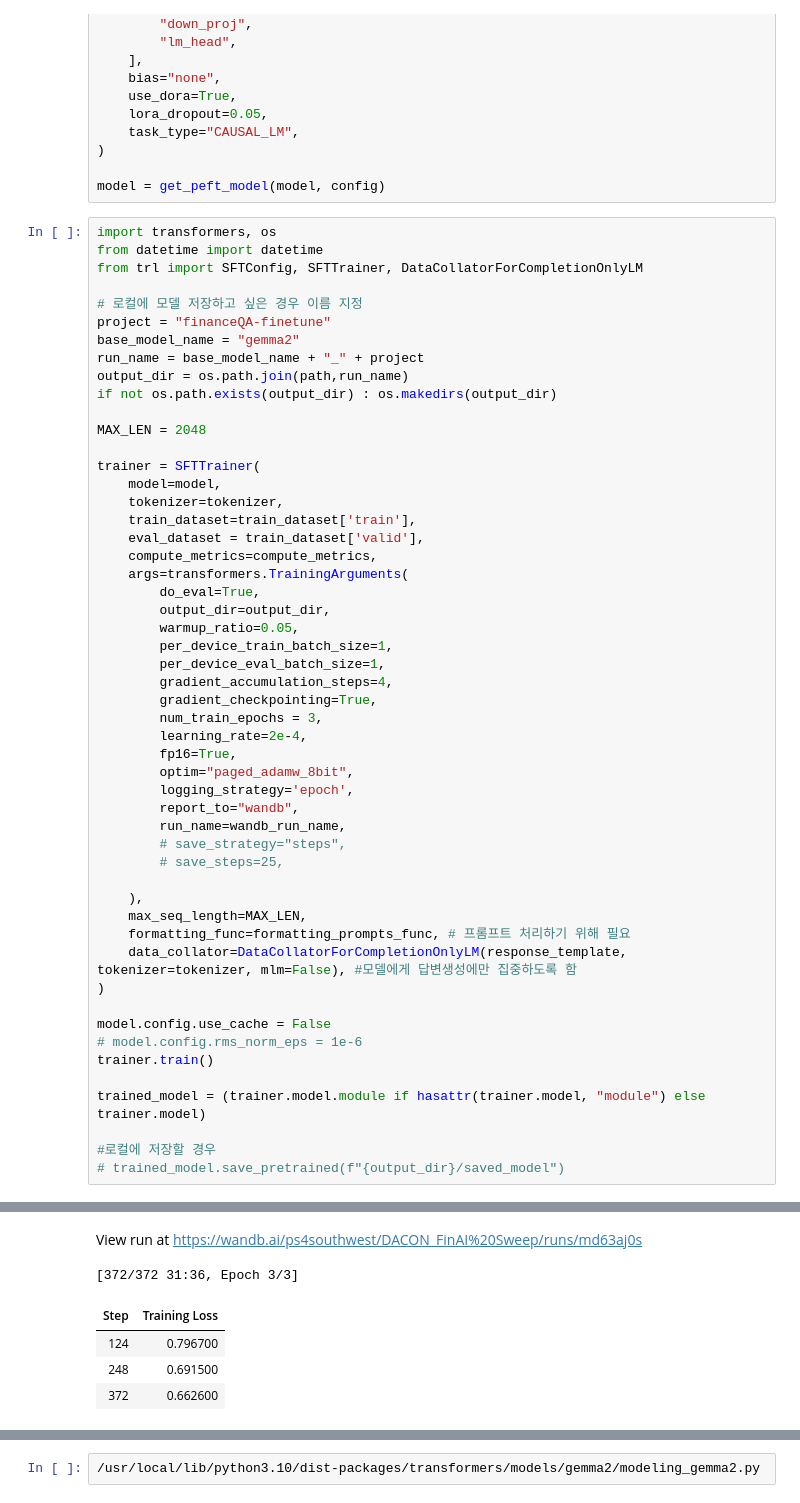
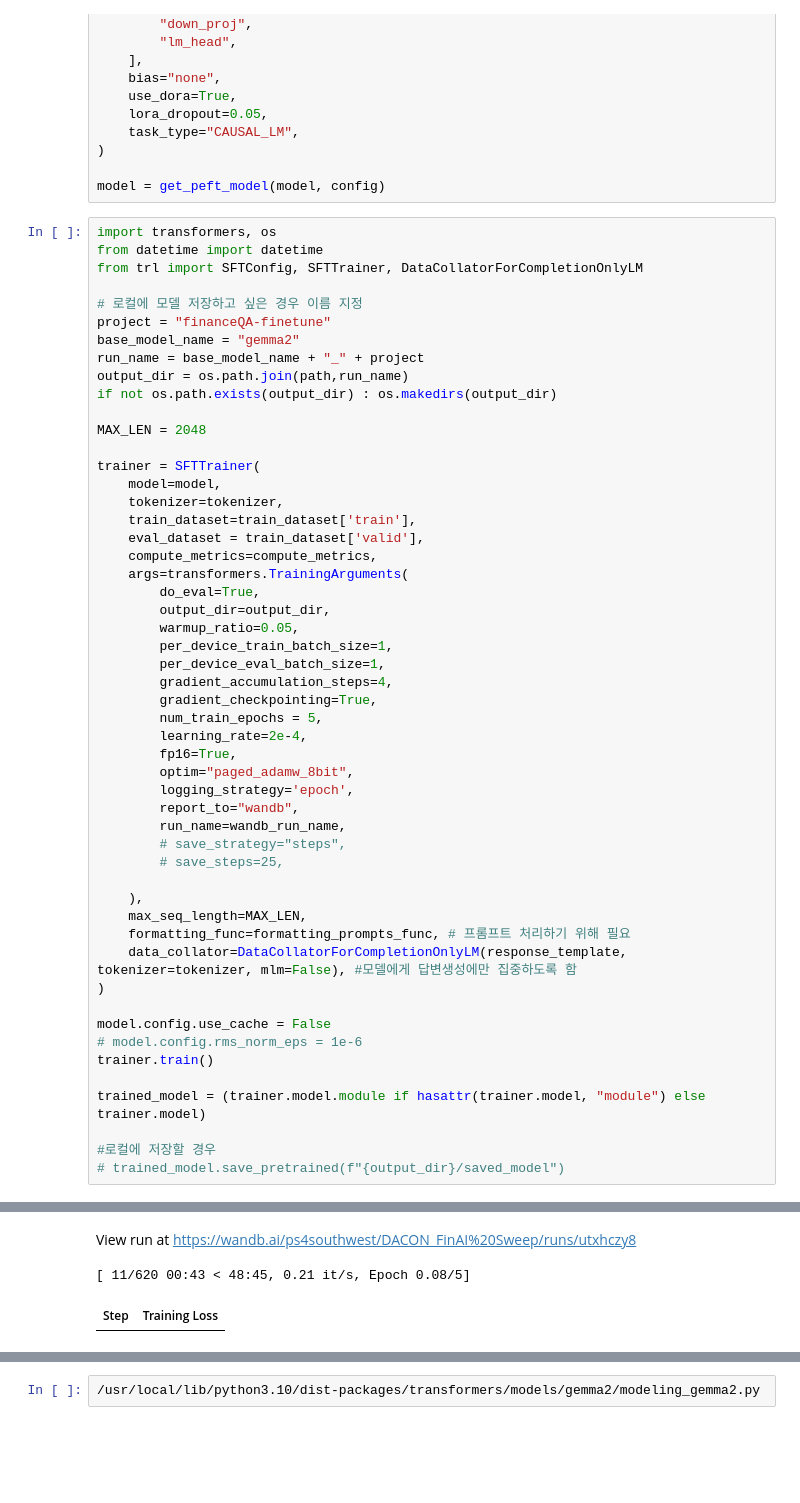
Before and after one commit to theNocturni/WASSUP-DACON-FinAI, a Jupyter notebook: code/1.train_n_inference.ipynb, the cells around one changed output, grey strips where cells are left out. Cells and saved outputs as stored; diff of their text form; blank space fills up the shorter version.

```diff
--- a/code/1.train_n_inference.ipynb
+++ b/code/1.train_n_inference.ipynb
@@ -810,7 +877,7 @@ trainer = SFTTrainer(
         per_device_eval_batch_size=1,
         gradient_accumulation_steps=4,
         gradient_checkpointing=True,
-        num_train_epochs = 3,
+        num_train_epochs = 5,
         learning_rate=2e-4,
         fp16=True,
         optim="paged_adamw_8bit",
@@ -843,11 +910,8 @@ Run data is saved locally in /content/wandb/run-20241008_063302-md63aj0s
 Syncing run noaug-Gemma2-lora-base to Weights & Biases (docs)
 View project at https://wandb.ai/ps4southwest/DACON_FinAI%20Sweep
-View run at https://wandb.ai/ps4southwest/DACON_FinAI%20Sweep/runs/md63aj0s
+View run at https://wandb.ai/ps4southwest/DACON_FinAI%20Sweep/runs/utxhczy8
-[372/372 31:36, Epoch 3/3]
+[ 11/620 00:43 < 48:45, 0.21 it/s, Epoch 0.08/5]
 | Step | Training Loss |
-| 124 | 0.796700 |
-| 248 | 0.691500 |
-| 372 | 0.662600 |
 # %%
 # 모델 업로드
 trained_model.push_to_hub(train_name, private=True,save_embedding_layers=True)
```
Also changed, not shown: parts of 10 cells of this notebook.
